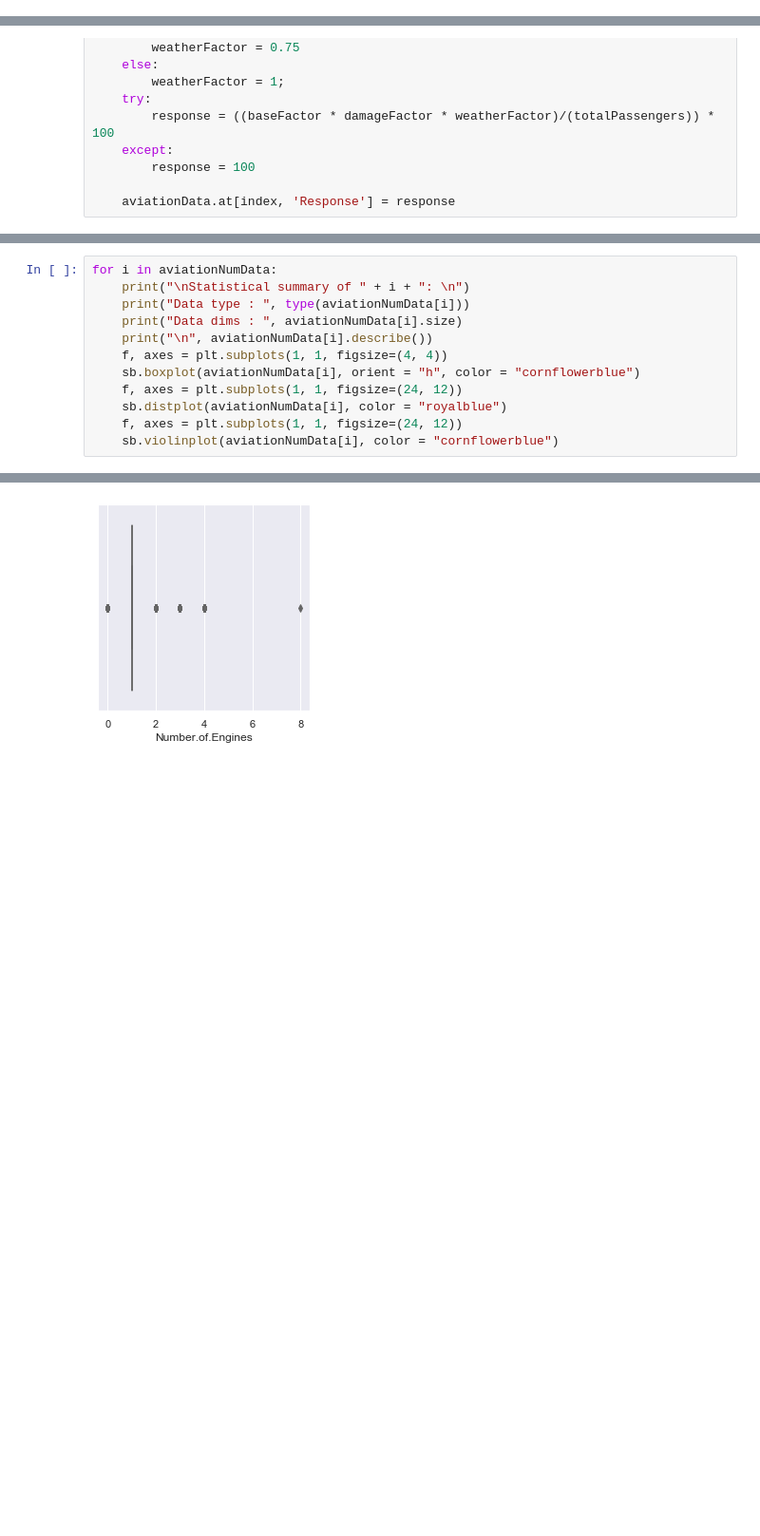
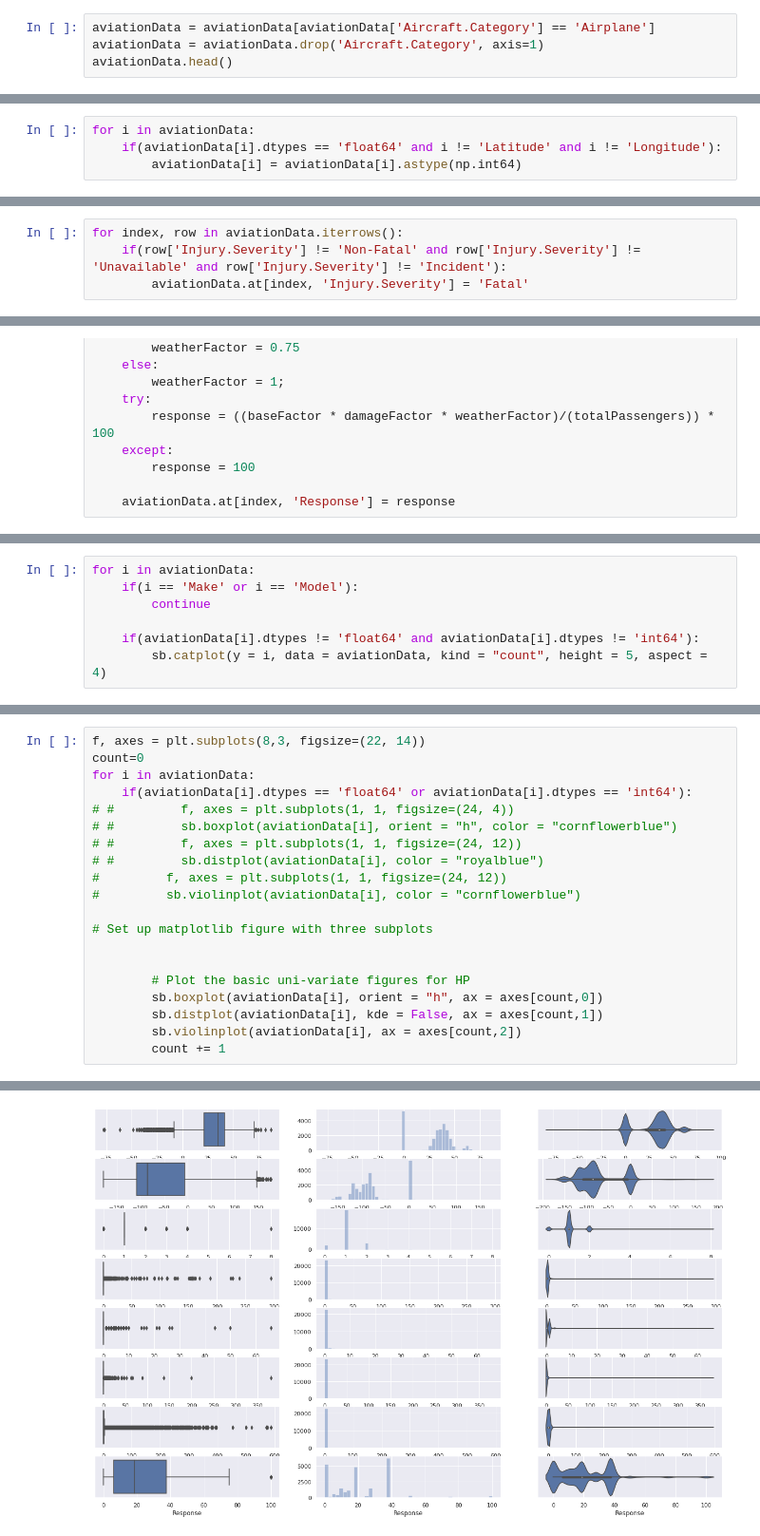
Before and after one commit to zhiminy/DSAI-Mini-Project, a Jupyter notebook: Mini_Project_Exploratory.ipynb, the cells around one changed output, grey strips where cells are left out. Shown: that part at 95% size. Saved outputs shown, nothing was run; the diff lists cells and outputs as text; blank space fills up the shorter version.

```diff
--- a/Mini_Project_Exploratory.ipynb
+++ b/Mini_Project_Exploratory.ipynb
@@ -44,0 +46,4 @@ aviationData = pd.DataFrame(baseData[['Country', 'Injury.Severity', 'Aircraft.Da
+# %%
+aviationData = aviationData[aviationData['Aircraft.Category'] == 'Airplane']
+aviationData = aviationData.drop('Aircraft.Category', axis=1)
+aviationData.head()
@@ -44,0 +63,4 @@ aviationData = pd.DataFrame(baseData[['Country', 'Injury.Severity', 'Aircraft.Da
+# %%
+for i in aviationData:
+    if(aviationData[i].dtypes == 'float64' and i != 'Latitude' and i != 'Longitude'):
+        aviationData[i] = aviationData[i].astype(np.int64)
@@ -44,0 +82,4 @@ aviationData = pd.DataFrame(baseData[['Country', 'Injury.Severity', 'Aircraft.Da
+# %%
+for index, row in aviationData.iterrows():
+    if(row['Injury.Severity'] != 'Non-Fatal' and row['Injury.Severity'] != 'Unavailable' and row['Injury.Severity'] != 'Incident'):
+        aviationData.at[index, 'Injury.Severity'] = 'Fatal'
@@ -151,0 +160,7 @@ aviationCatData = aviationData.loc[:, aviationData.dtypes == np.object]
+# %%
+for i in aviationData:
+    if(i == 'Make' or i == 'Model'):
+        continue
+
+    if(aviationData[i].dtypes != 'float64' and aviationData[i].dtypes != 'int64'):
+        sb.catplot(y = i, data = aviationData, kind = "count", height = 5, aspect = 4)
@@ -152,13 +175,21 @@ aviationCatData = aviationData.loc[:, aviationData.dtypes == np.object]
 # %%
-for i in aviationNumData:
-    print("\nStatistical summary of " + i + ": \n")
-    print("Data type : ", type(aviationNumData[i]))
-    print("Data dims : ", aviationNumData[i].size)
-    print("\n", aviationNumData[i].describe())
-    f, axes = plt.subplots(1, 1, figsize=(4, 4))
-    sb.boxplot(aviationNumData[i], orient = "h", color = "cornflowerblue")
-    f, axes = plt.subplots(1, 1, figsize=(24, 12))
-    sb.distplot(aviationNumData[i], color = "royalblue")
-    f, axes = plt.subplots(1, 1, figsize=(24, 12))
-    sb.violinplot(aviationNumData[i], color = "cornflowerblue")
+f, axes = plt.subplots(8,3, figsize=(22, 14))
+count=0
+for i in aviationData:
+    if(aviationData[i].dtypes == 'float64' or aviationData[i].dtypes == 'int64'):
+# #         f, axes = plt.subplots(1, 1, figsize=(24, 4))
+# #         sb.boxplot(aviationData[i], orient = "h", color = "cornflowerblue")
+# #         f, axes = plt.subplots(1, 1, figsize=(24, 12))
+# #         sb.distplot(aviationData[i], color = "royalblue")
+#         f, axes = plt.subplots(1, 1, figsize=(24, 12))
+#         sb.violinplot(aviationData[i], color = "cornflowerblue")
+
+# Set up matplotlib figure with three subplots
+
+
+        # Plot the basic uni-variate figures for HP
+        sb.boxplot(aviationData[i], orient = "h", ax = axes[count,0])
+        sb.distplot(aviationData[i], kde = False, ax = axes[count,1])
+        sb.violinplot(aviationData[i], ax = axes[count,2])
+        count += 1
 # %% [output]
@@ -182 +196 @@ Name: Response, dtype: float64
-[figure, old version]
+[figure, new version]
```
Also changed, not shown: parts of 27 cells of this notebook.
